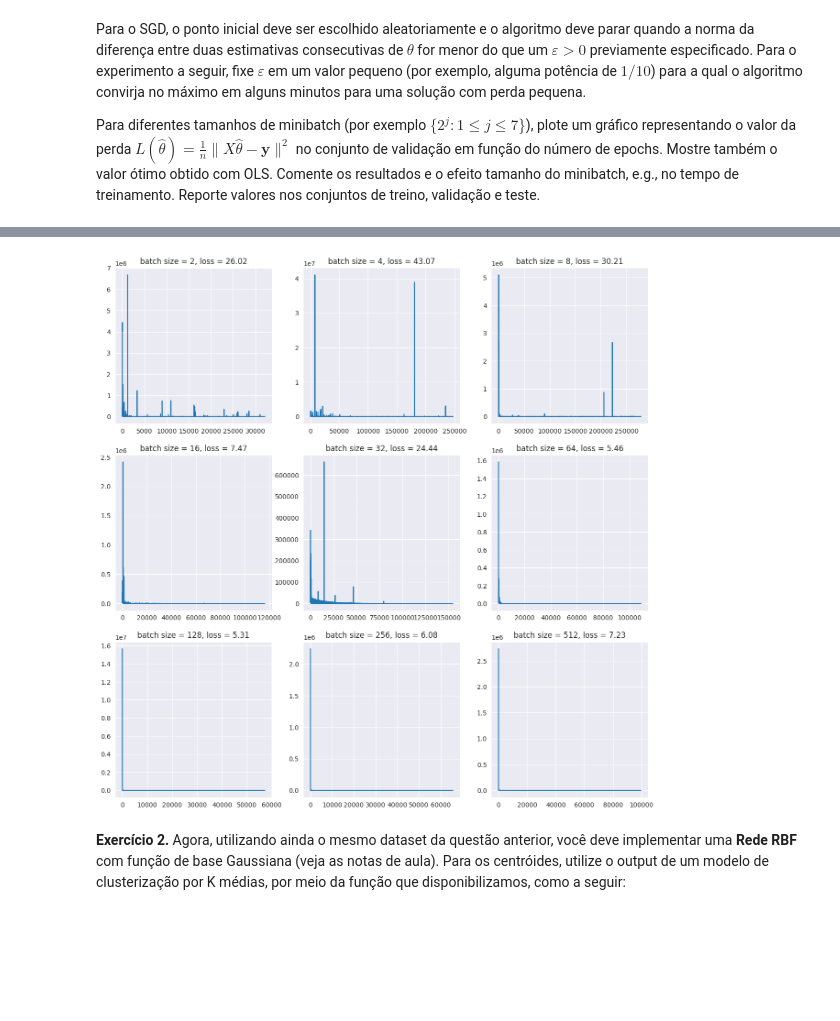
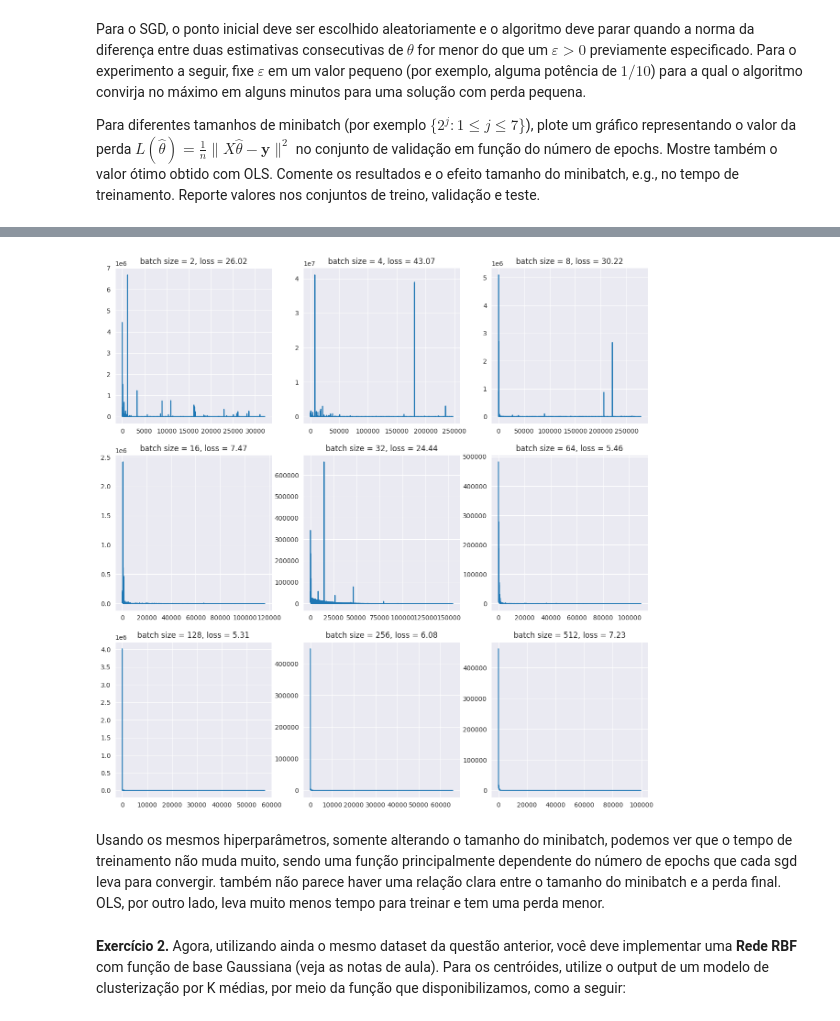
Before and after one commit to ViniAS/ML, a Jupyter notebook: ML_exercise_2.ipynb, the cells around one changed output, grey strips where cells are left out. Saved outputs shown, nothing was run; the diff lists cells and outputs as text; code cells hidden in the pictures; blank space fills up the shorter version.

```diff
--- a/ML_exercise_2.ipynb
+++ b/ML_exercise_2.ipynb
@@ -110,7 +110,7 @@ def linear_regression_SGD(X_train, y_train, X_validation, y_validation, lr=1e-7,
             diff = np.matmul(X_batch,w)-y_batch
             gradient = (2/batch_size) * np.matmul(np.transpose(X_batch),diff)
             w1 = w - lr*gradient
-            history.append(np.mean((np.matmul(X_validation,w)-y_validation)**2))
+            history.append(np.linalg.norm(np.matmul(X_validation,w1)-y_validation)**2/len(y_validation))
             if np.linalg.norm(w1-w)<epsilon:
                 w = w1
                 break
@@ -124,8 +124,12 @@ def linear_regression_SGD(X_train, y_train, X_validation, y_validation, lr=1e-7,
 w2 = linear_regression_PI(features_train, labels_train)
 # %%
 import matplotlib.pyplot as plt
+import time
 w, sse_history = [], []
 for j in range(1,10):
+    start = time.time()
     w1, sse_history1 = linear_regression_SGD(features_train, labels_train,features_validation, labels_validation, batch_size = 2**j)
+    end = time.time()
+    print(f'batch size = {2**j}, time = {end-start:.2f}')
     w.append(w1)
     sse_history.append(sse_history1)
@@ -134,6 +148,7 @@ fig, axs = plt.subplots(3, 3, figsize=(15, 15))
 for j in range(9):
     axs[j//3, j%3].plot(sse_history[j])
     axs[j//3, j%3].set_title(f'batch size = {2**(j+1)}, loss = {sse_history[j][-1]:.2f}')
-print(f'OLS loss = {np.mean((np.matmul(np.concatenate((np.ones((len(features_validation),1)),features_validationfeatures_validation),axis=1),w2.reshape(-1,1))-labels_validation)**2):.2f}')
+ols_loss = np.linalg.norm(np.matmul(np.c_[np.ones(labels_validation.shape),features_validation],w2)-labels_validation)**2/len(labels_validation)
+print(f'OLS loss = {ols_loss:.2f}')
 plt.show()
 # %% [output]
@@ -141,4 +156,6 @@ OLS loss = 2.20
-[figure, old version]
+[figure, new version]
+# %% [markdown]
+Usando os mesmos hiperparâmetros, somente alterando o tamanho do minibatch, podemos ver que o tempo de treinamento não muda muito, sendo uma função principalmente dependente do número de epochs que cada sgd leva para convergir. também não parece haver uma relação clara entre o tamanho do minibatch e a perda final. OLS, por outro lado, leva muito menos tempo para treinar e tem uma perda menor.
 # %% [markdown]
 **Exercício 2.** Agora, utilizando ainda o mesmo dataset da questão anterior, você deve implementar uma **Rede RBF** com função de base Gaussiana (veja as notas de aula).
 Para os centróides, utilize o output de um modelo de clusterização por K médias, por meio da função que disponibilizamos, como a seguir:
```
Also changed, not shown: parts of 6 cells of this notebook.
